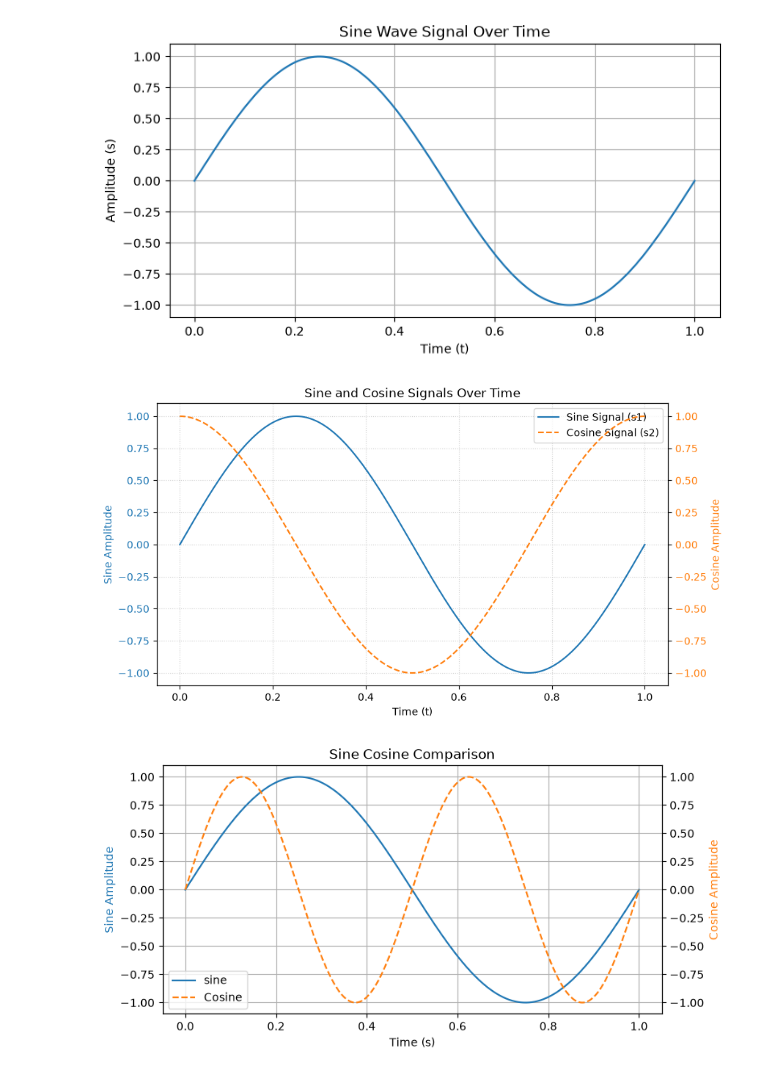
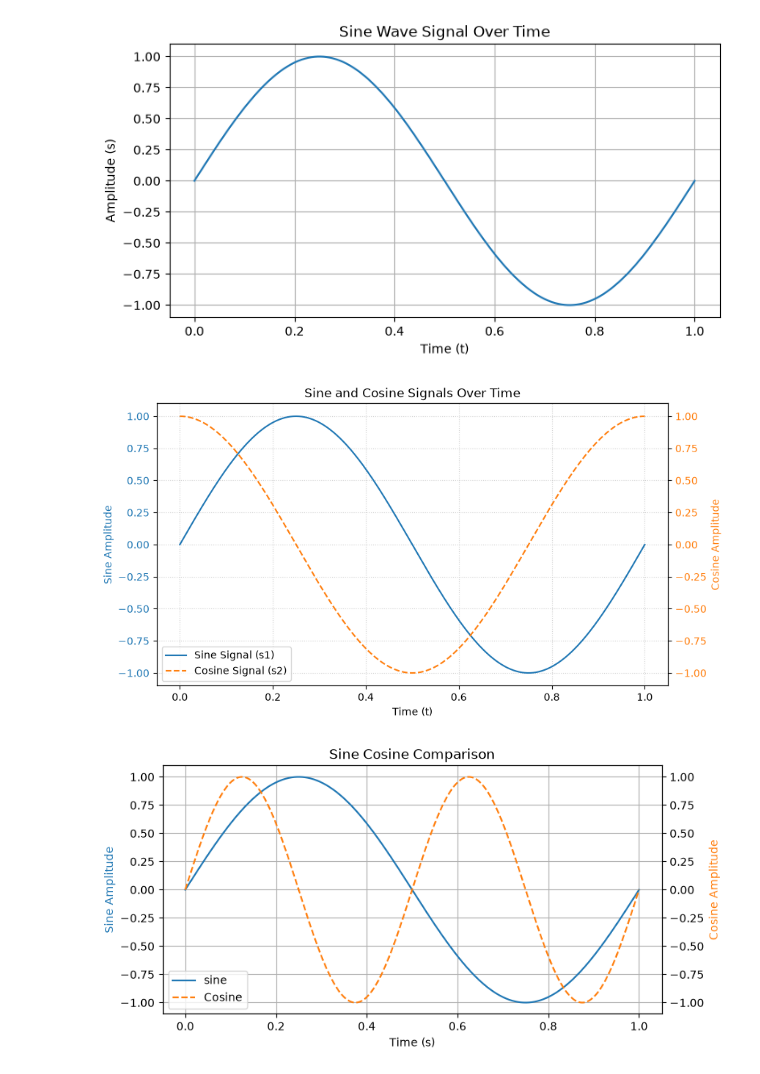
Before and after one commit to Charles-Dee/python-series02, a Jupyter notebook: python-seies02.ipynb, the cells around one changed output. Drawn from its saved outputs; the diff is of its cells as text; code cells hidden in the pictures.

Commit message:
Update to Final-Version
corrected the orientation of the keys from upper right to lower left, and updated the markdown section

```diff
--- a/python-seies02.ipynb
+++ b/python-seies02.ipynb
@@ -48,35 +48,35 @@ fig, ax1 = plt.subplots(figsize=(9, 5))
 # Plot sine on the primary y-axis
 line1 = ax1.plot(t, s1, color="tab:blue", label="Sine Signal (s1)")
 ax1.set_xlabel("Time (t)")
 ax1.set_ylabel("Sine Amplitude", color="tab:blue")
 ax1.tick_params(axis="y", labelcolor="tab:blue")
 ax1.grid(True, linestyle=":", alpha=0.6)
 
 # Create a secondary y-axis sharing the same x-axis
 ax2 = ax1.twinx()
 
 # Plot cosine on the secondary y-axis
 line2 = ax2.plot(
     t, s2, color="tab:orange", linestyle="--", label="Cosine Signal (s2)"
 )
 ax2.set_ylabel("Cosine Amplitude", color="tab:orange")
 ax2.tick_params(axis="y", labelcolor="tab:orange")
 
 # Combine legend items from both axes into a single box
 lines = line1 + line2
 labels = [line.get_label() for line in lines]
-ax1.legend(lines, labels, loc="upper right")
+ax1.legend(lines, labels, loc="lower left")
 
 # Set figure title
 plt.title("Sine and Cosine Signals Over Time")
 
 # Save the plot as a PDF file
 plt.savefig("signals_plot.pdf", format="pdf", bbox_inches="tight")
 
 # Display the plot
 plt.show()
 # %% [output]
-[figure, old version]
+[figure, new version]
 # %%
 import matplotlib.pyplot as plt
 import numpy as np
```
Also changed, not shown: parts of 1 cell of this notebook, 1 other file.
